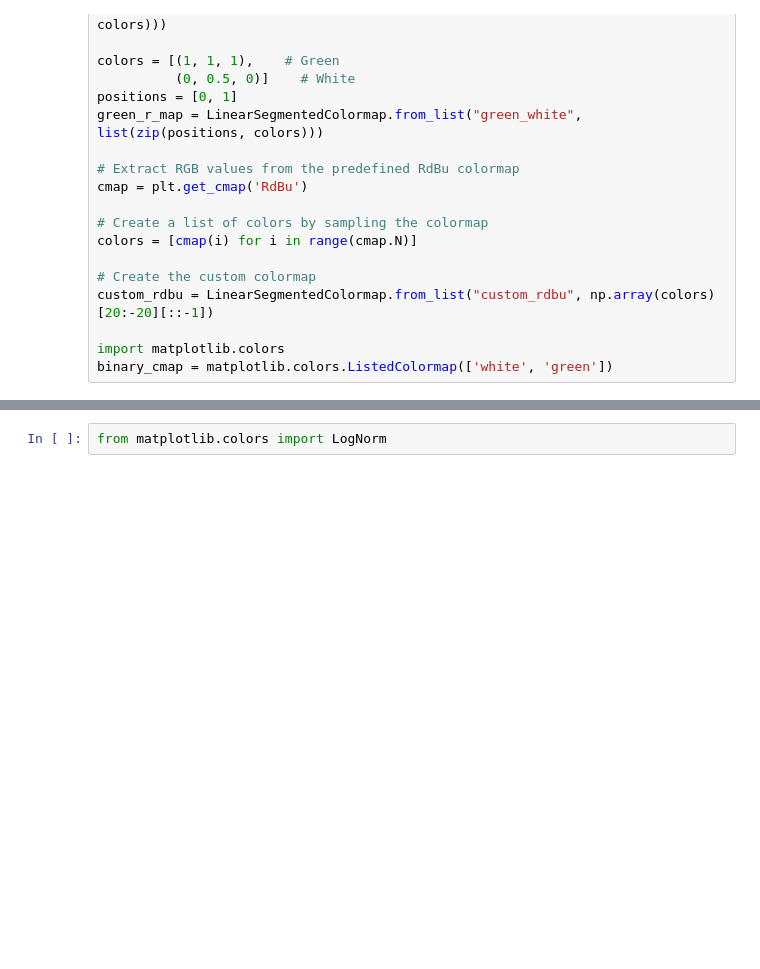
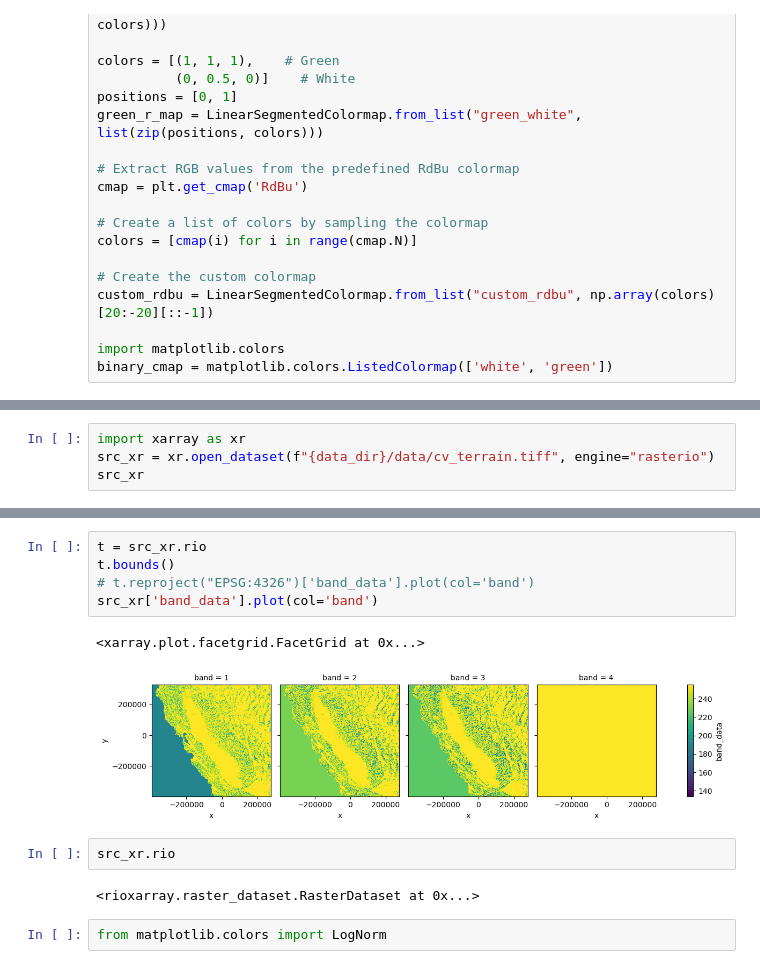
Before and after one commit to curvenote-submit/agu-ess-kang2025, a Jupyter notebook: notebooks/2_interact_with_metric_maps.ipynb, the cells around one changed output, grey strips where cells are left out. Cells and saved outputs as stored; diff of their text form; blank space fills up the shorter version.

```diff
--- a/notebooks/2_interact_with_metric_maps.ipynb
+++ b/notebooks/2_interact_with_metric_maps.ipynb
@@ -61,0 +88,4 @@ gdf_subbasin_cv = gpd.read_file("../data/shp/subbasins/subbasins_cv.shp")
+# %%
+import xarray as xr
+src_xr = xr.open_dataset(f"{data_dir}/data/cv_terrain.tiff", engine="rasterio")
+src_xr
@@ -62,3 +126,15 @@ gdf_subbasin_cv = gpd.read_file("../data/shp/subbasins/subbasins_cv.shp")
+# %%
+t = src_xr.rio
+t.bounds()
+# t.reproject("EPSG:4326")['band_data'].plot(col='band')
+src_xr['band_data'].plot(col='band')
+# %% [output]
+<xarray.plot.facetgrid.FacetGrid at 0x...>
+[figure, added]
+# %%
+src_xr.rio
+# %% [output]
+<rioxarray.raster_dataset.RasterDataset at 0x...>
 # %%
 from matplotlib.colors import LogNorm
 # %%
```
Also changed, not shown: parts of 8 cells of this notebook, 6 other files.
